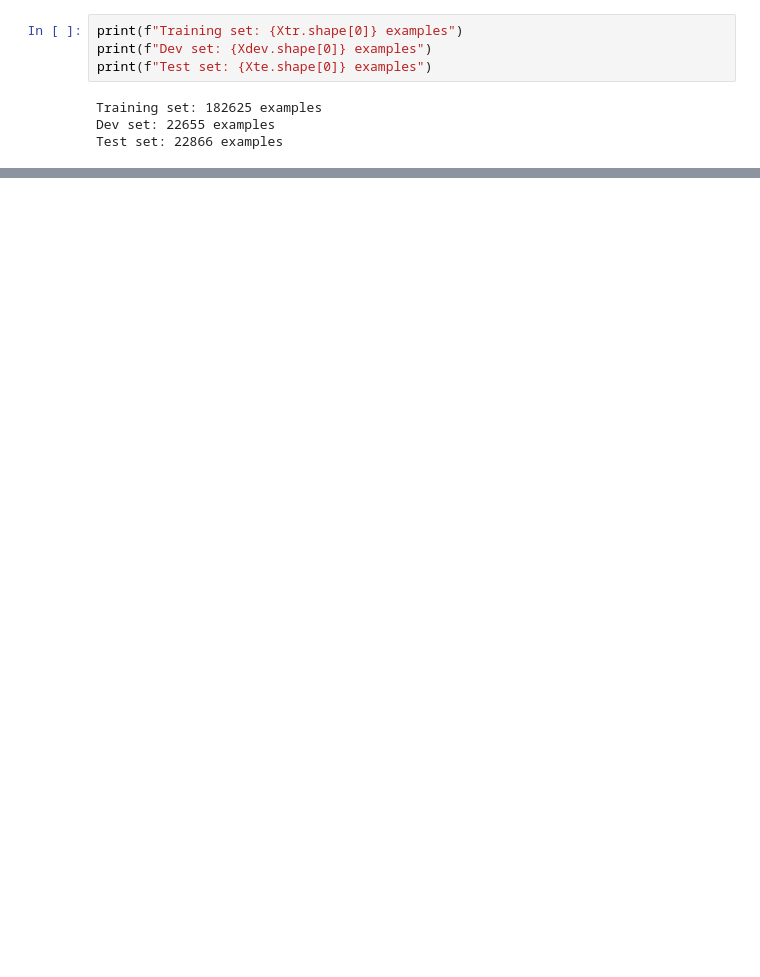
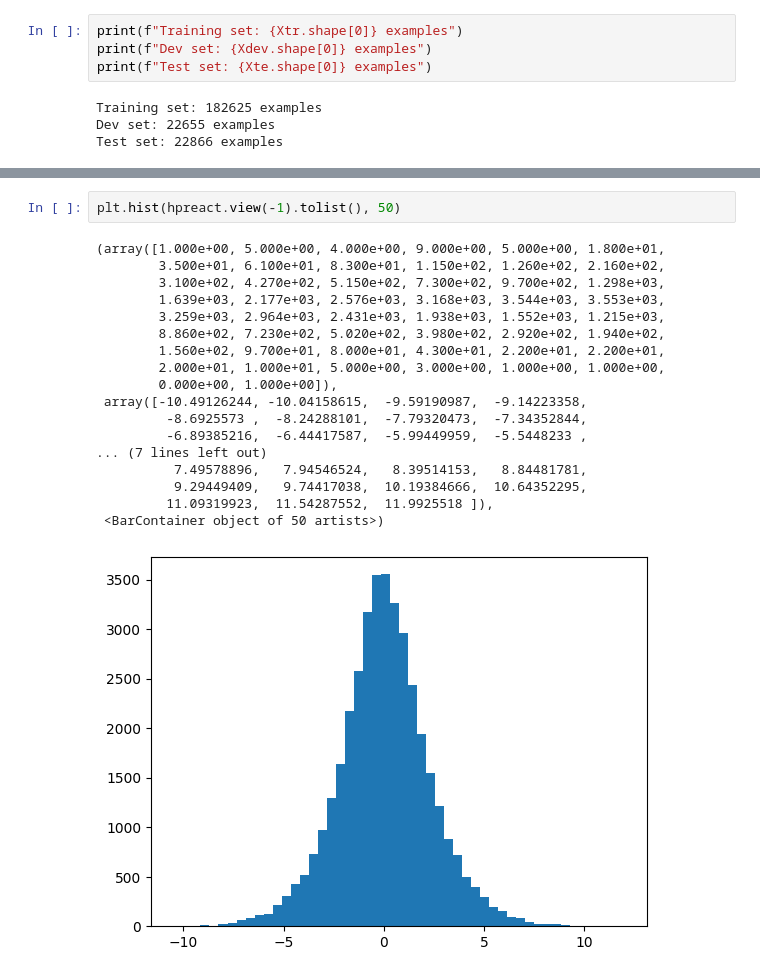
Before and after one commit to EduardKakosyan/makemore, a Jupyter notebook: Claude's Optimization of MLP.ipynb, the cells around one changed output, grey strips where cells are left out. Cells and saved outputs as stored; diff of their text form; blank space fills up the shorter version.

```diff
--- a/Claude's Optimization of MLP.ipynb
+++ b/Claude's Optimization of MLP.ipynb
@@ -163,0 +164,21 @@ Step 190000: loss = 1.8065, lr = 0.010560
+# %%
+plt.hist(hpreact.view(-1).tolist(), 50)
+# %% [output]
+(array([1.000e+00, 5.000e+00, 4.000e+00, 9.000e+00, 5.000e+00, 1.800e+01,
+        3.500e+01, 6.100e+01, 8.300e+01, 1.150e+02, 1.260e+02, 2.160e+02,
+        3.100e+02, 4.270e+02, 5.150e+02, 7.300e+02, 9.700e+02, 1.298e+03,
+        1.639e+03, 2.177e+03, 2.576e+03, 3.168e+03, 3.544e+03, 3.553e+03,
+        3.259e+03, 2.964e+03, 2.431e+03, 1.938e+03, 1.552e+03, 1.215e+03,
+        8.860e+02, 7.230e+02, 5.020e+02, 3.980e+02, 2.920e+02, 1.940e+02,
+        1.560e+02, 9.700e+01, 8.000e+01, 4.300e+01, 2.200e+01, 2.200e+01,
+        2.000e+01, 1.000e+01, 5.000e+00, 3.000e+00, 1.000e+00, 1.000e+00,
+        0.000e+00, 1.000e+00]),
+ array([-10.49126244, -10.04158615,  -9.59190987,  -9.14223358,
+         -8.6925573 ,  -8.24288101,  -7.79320473,  -7.34352844,
+         -6.89385216,  -6.44417587,  -5.99449959,  -5.5448233 ,
+... (7 lines left out)
+          7.49578896,   7.94546524,   8.39514153,   8.84481781,
+          9.29449409,   9.74417038,  10.19384666,  10.64352295,
+         11.09319923,  11.54287552,  11.9925518 ]),
+ <BarContainer object of 50 artists>)
+[figure, added]
```
Also changed, not shown: parts of 7 cells of this notebook, 1 other file.
